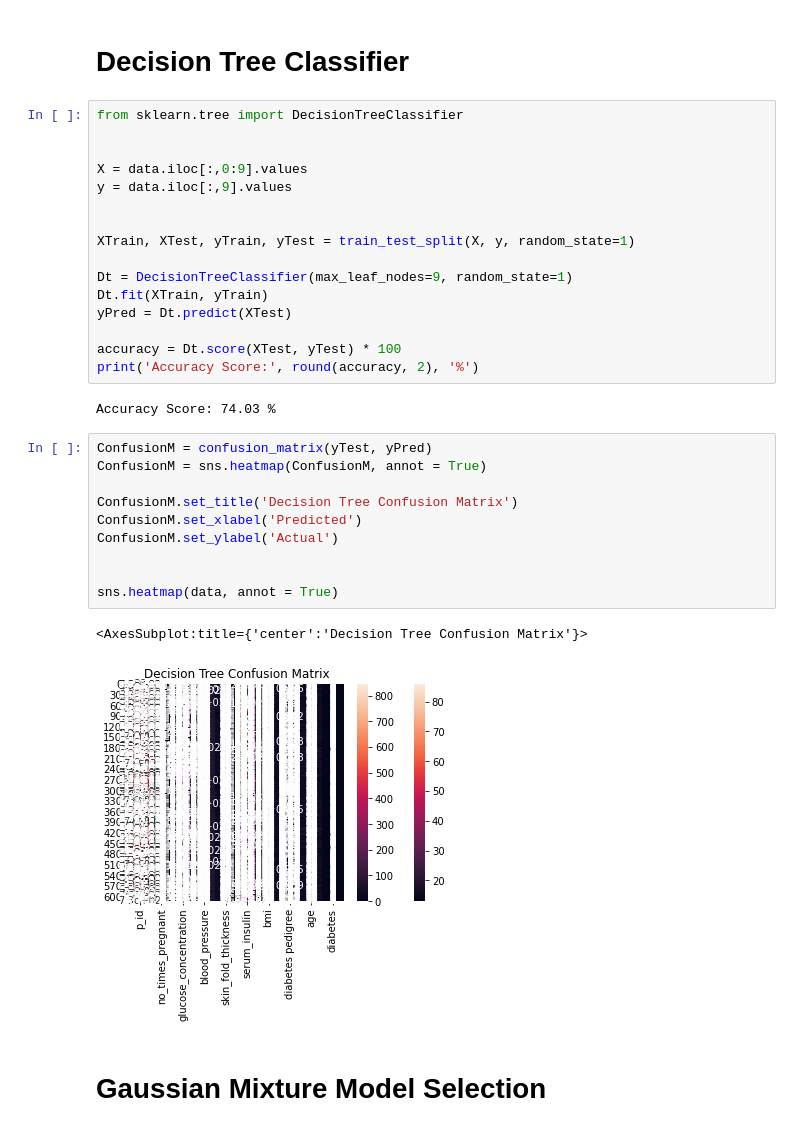
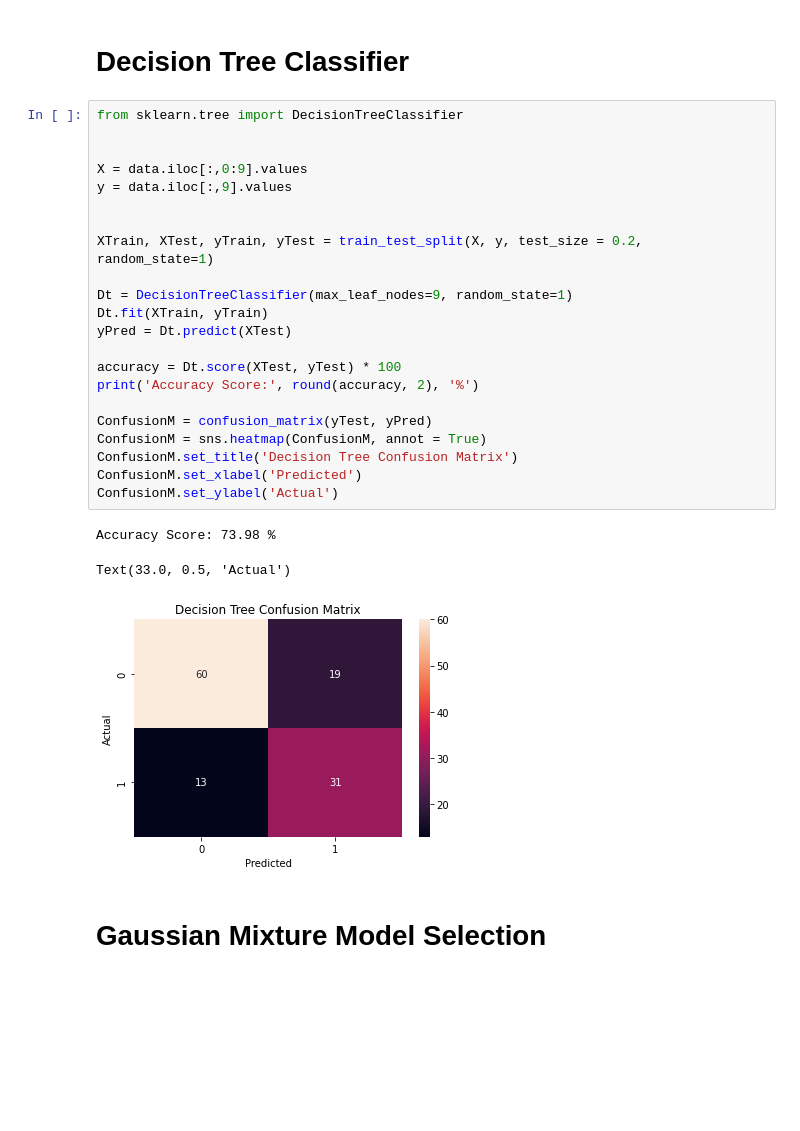
Before and after one commit to sadiatasneemkhan/BMEN_415_Project, a Jupyter notebook: Davina/Classification/Classification Models.ipynb, the cells around one changed output. Saved outputs shown, nothing was run; the diff lists cells and outputs as text; blank space fills up the shorter version.

Commit message:
fixed confusion matrix display error

```diff
--- a/Davina/Classification/Classification Models.ipynb
+++ b/Davina/Classification/Classification Models.ipynb
@@ -34,34 +34,29 @@ for column in zero_not_accepted:
 # %%
 from sklearn.tree import DecisionTreeClassifier
 
 
 X = data.iloc[:,0:9].values
 y = data.iloc[:,9].values
 
 
-XTrain, XTest, yTrain, yTest = train_test_split(X, y, random_state=1)
+XTrain, XTest, yTrain, yTest = train_test_split(X, y, test_size = 0.2, random_state=1)
 
 Dt = DecisionTreeClassifier(max_leaf_nodes=9, random_state=1)
 Dt.fit(XTrain, yTrain)
 yPred = Dt.predict(XTest)
 
 accuracy = Dt.score(XTest, yTest) * 100
 print('Accuracy Score:', round(accuracy, 2), '%')
+
+ConfusionM = confusion_matrix(yTest, yPred)
+ConfusionM = sns.heatmap(ConfusionM, annot = True)
+ConfusionM.set_title('Decision Tree Confusion Matrix')
+ConfusionM.set_xlabel('Predicted')
+ConfusionM.set_ylabel('Actual')
 # %% [output]
-Accuracy Score: 74.03 %
+Accuracy Score: 73.98 %
+Text(33.0, 0.5, 'Actual')
+[figure, added]
-# %%
-ConfusionM = confusion_matrix(yTest, yPred)
-ConfusionM = sns.heatmap(ConfusionM, annot = True)
-
-ConfusionM.set_title('Decision Tree Confusion Matrix')
-ConfusionM.set_xlabel('Predicted')
-ConfusionM.set_ylabel('Actual')
-
-
-sns.heatmap(data, annot = True)
-# %% [output]
-<AxesSubplot:title={'center':'Decision Tree Confusion Matrix'}>
-[figure, removed]
 # %% [markdown]
 # Gaussian Mixture Model Selection
 # %%
```
Also changed, not shown: parts of 4 cells of this notebook, 1 other file.
